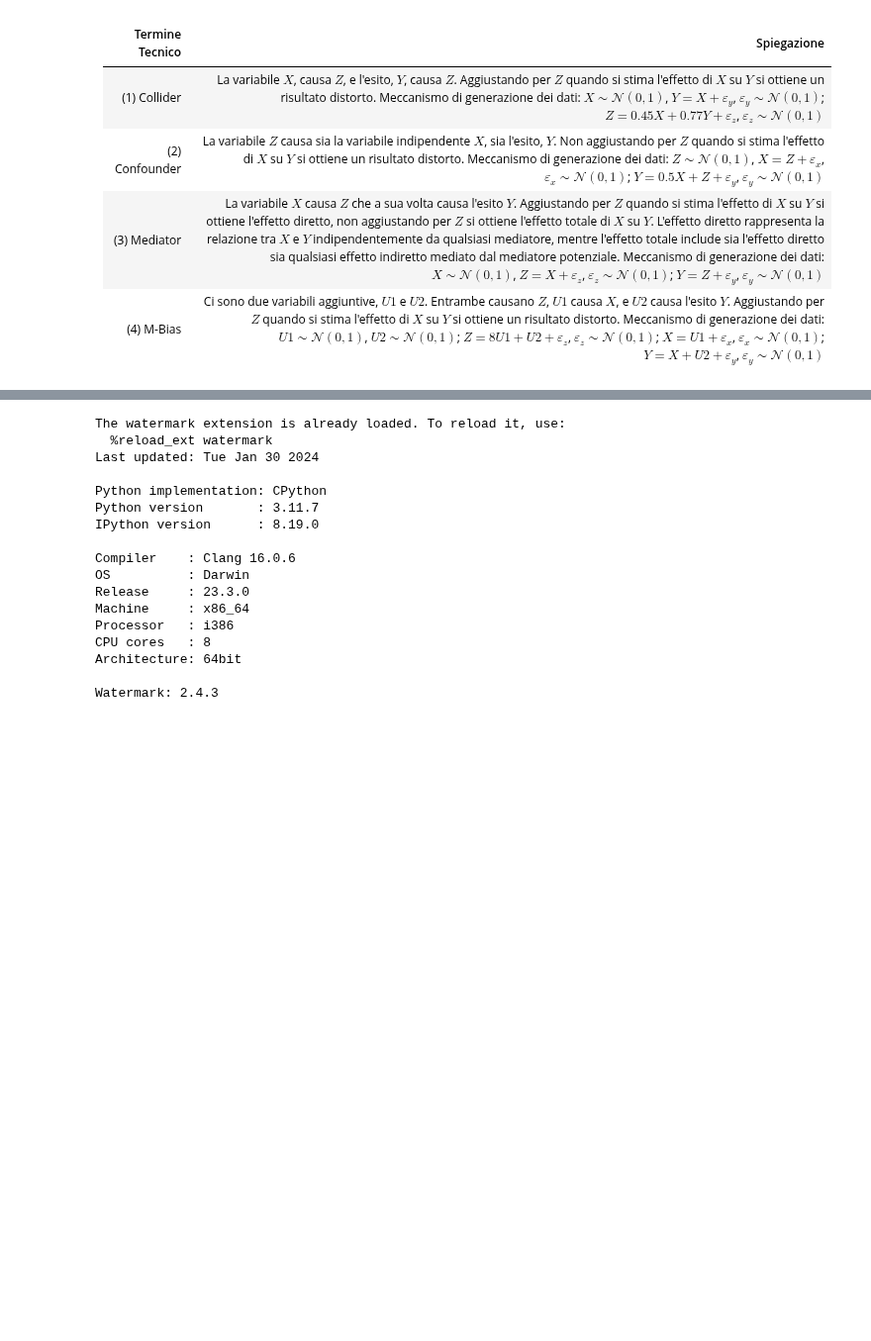
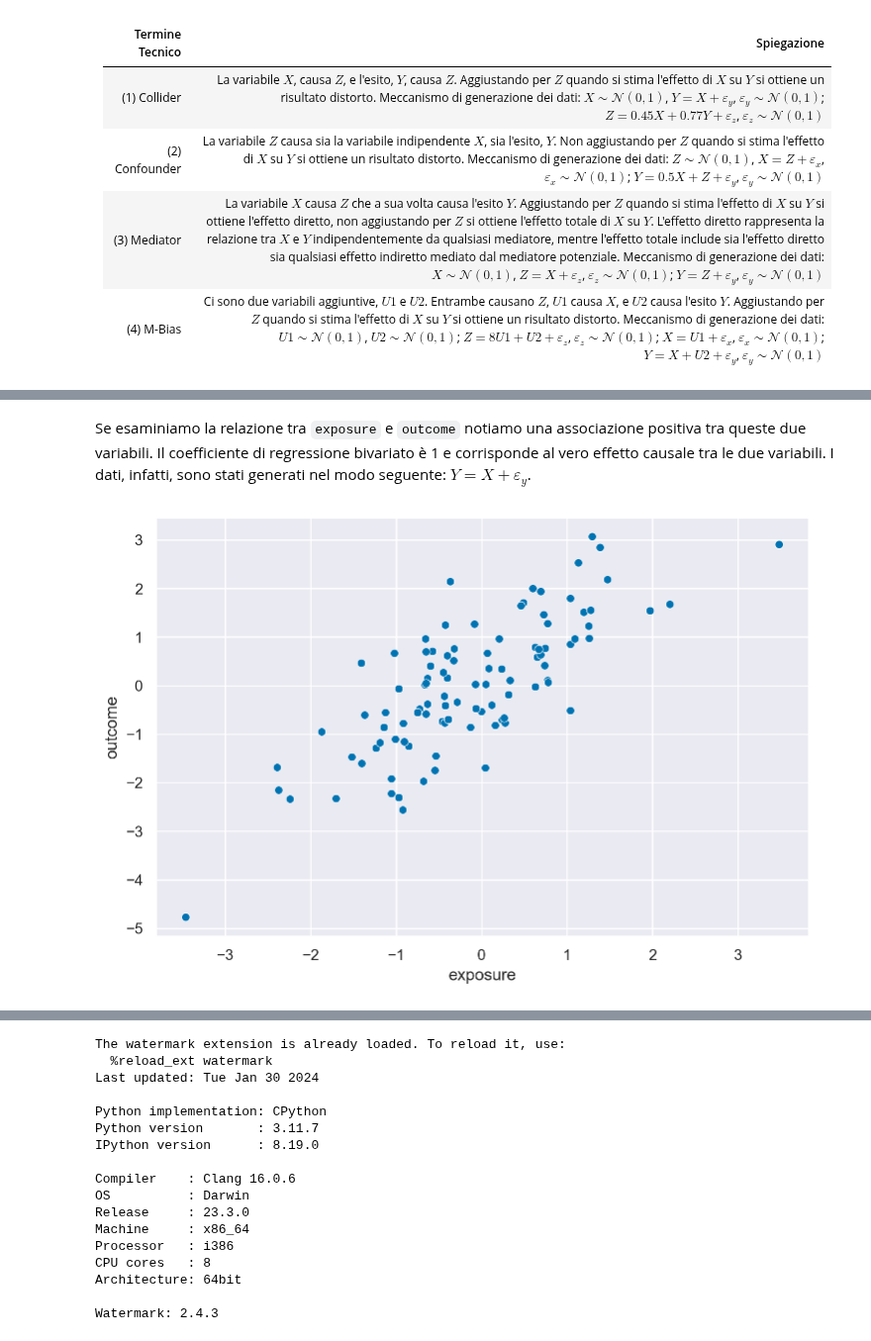
Before and after one commit to ccaudek/ds4psy, a Jupyter notebook: _build/jupyter_execute/chapter_5/05_causal_inference.ipynb, the cells around one changed output, grey strips where cells are left out. Shown at 99% size. Cells and saved outputs as stored; diff of their text form; code cells hidden in the pictures; blank space fills up the shorter version.

Commit message:
updated causal analysis

```diff
--- a/_build/jupyter_execute/chapter_5/05_causal_inference.ipynb
+++ b/_build/jupyter_execute/chapter_5/05_causal_inference.ipynb
@@ -373,0 +429,8 @@ plt.show()
+# %%
+# Ensure the conversion methods are set up
+pandas2ri.activate()
+quartets = importr('quartets')
+causal_collider = data(quartets).fetch('causal_collider')['causal_collider']
+# Convert the R data frame to a Pandas DataFrame
+causal_collider_df = pandas2ri.rpy2py(causal_collider)
+print(causal_collider_df.head())
@@ -373,0 +459,6 @@ plt.show()
+# %% [markdown]
+Se esaminiamo la relazione tra `exposure` e `outcome` notiamo una associazione positiva tra queste due variabili. Il coefficiente di regressione bivariato è 1 e corrisponde al vero effetto causale tra le due variabili. I dati, infatti, sono stati generati nel modo seguente: $Y = X + \varepsilon_y$.
+# %%
+_ = sns.scatterplot(causal_collider_df, x="exposure", y="outcome")
+# %% [output]
+[figure, added]
```
Also changed, not shown: parts of 63 cells of this notebook, 29 other files.
